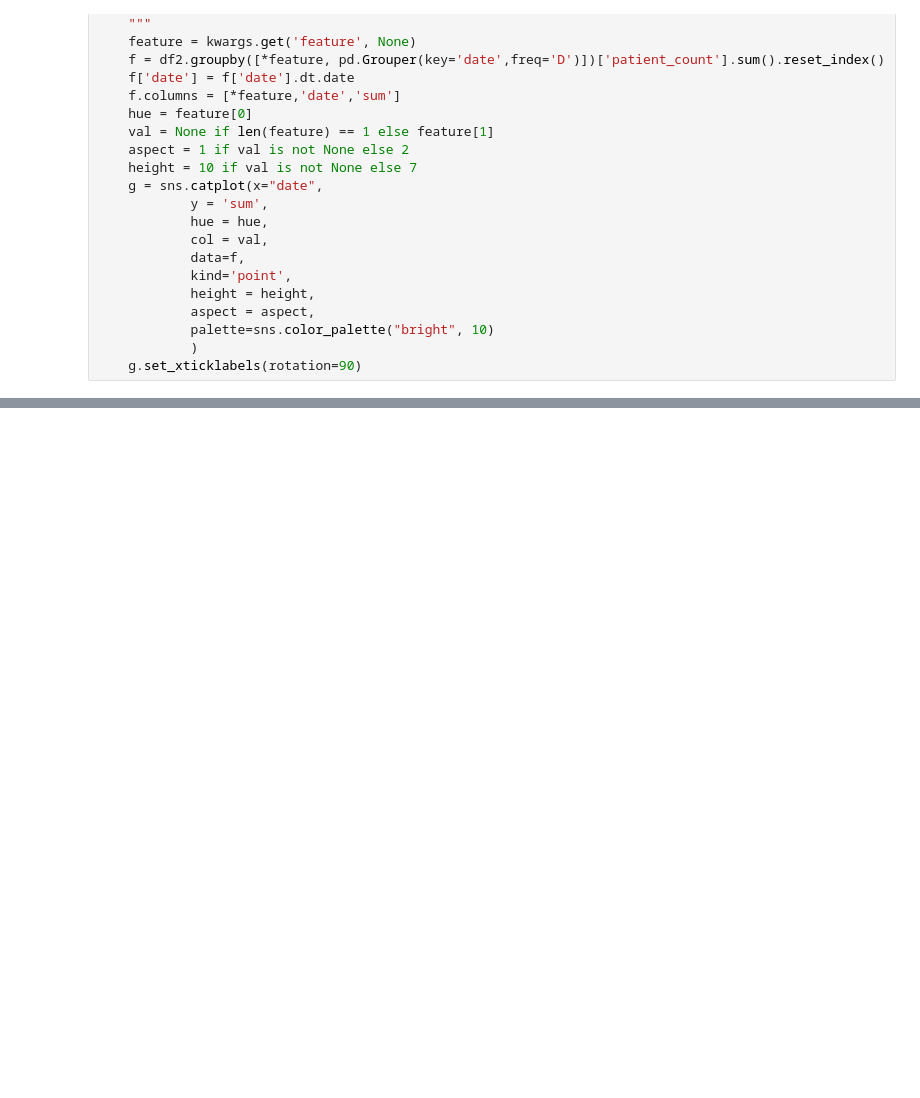
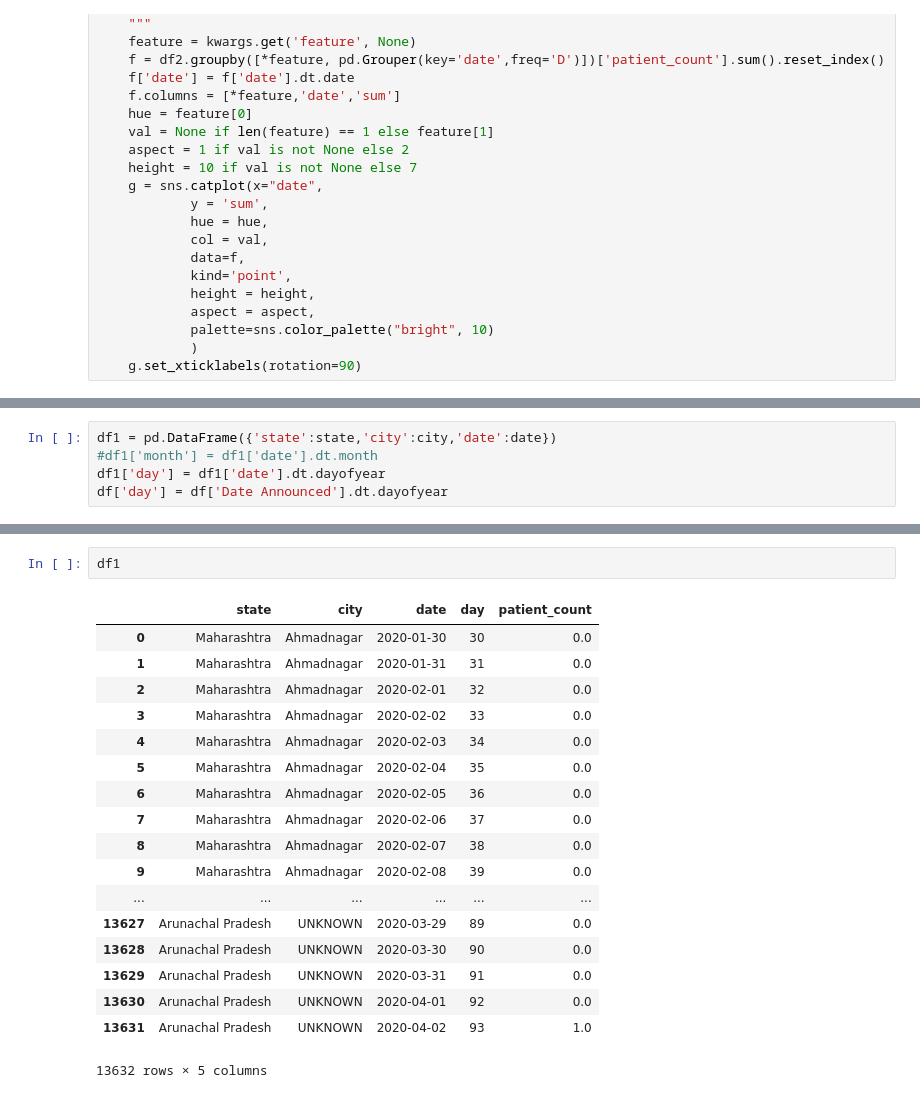
Before and after one commit to anki1909/covid_india, a Jupyter notebook: covid_1_parse_data.ipynb, the cells around one changed output, grey strips where cells are left out. Drawn from its saved outputs; the diff is of its cells as text; blank space fills up the shorter version.

```diff
--- a/covid_1_parse_data.ipynb
+++ b/covid_1_parse_data.ipynb
@@ -210,0 +227,5 @@ for s in unique_state:
+# %%
+df1 = pd.DataFrame({'state':state,'city':city,'date':date})
+#df1['month'] = df1['date'].dt.month
+df1['day'] = df1['date'].dt.dayofyear
+df['day'] = df['Date Announced'].dt.dayofyear
@@ -210,0 +286,21 @@ for s in unique_state:
+# %%
+df1
+# %% [output]
+|  | state | city | date | day | patient_count |
+| 0 | Maharashtra | Ahmadnagar | 2020-01-30 | 30 | 0.0 |
+| 1 | Maharashtra | Ahmadnagar | 2020-01-31 | 31 | 0.0 |
+| 2 | Maharashtra | Ahmadnagar | 2020-02-01 | 32 | 0.0 |
+| 3 | Maharashtra | Ahmadnagar | 2020-02-02 | 33 | 0.0 |
+| 4 | Maharashtra | Ahmadnagar | 2020-02-03 | 34 | 0.0 |
+| 5 | Maharashtra | Ahmadnagar | 2020-02-04 | 35 | 0.0 |
+| 6 | Maharashtra | Ahmadnagar | 2020-02-05 | 36 | 0.0 |
+| 7 | Maharashtra | Ahmadnagar | 2020-02-06 | 37 | 0.0 |
+| 8 | Maharashtra | Ahmadnagar | 2020-02-07 | 38 | 0.0 |
+| 9 | Maharashtra | Ahmadnagar | 2020-02-08 | 39 | 0.0 |
+| ... | ... | ... | ... | ... | ... |
+| 13627 | Arunachal Pradesh | UNKNOWN | 2020-03-29 | 89 | 0.0 |
+| 13628 | Arunachal Pradesh | UNKNOWN | 2020-03-30 | 90 | 0.0 |
+| 13629 | Arunachal Pradesh | UNKNOWN | 2020-03-31 | 91 | 0.0 |
+| 13630 | Arunachal Pradesh | UNKNOWN | 2020-04-01 | 92 | 0.0 |
+| 13631 | Arunachal Pradesh | UNKNOWN | 2020-04-02 | 93 | 1.0 |
+13632 rows × 5 columns
```
Also changed, not shown: parts of 17 cells of this notebook.
